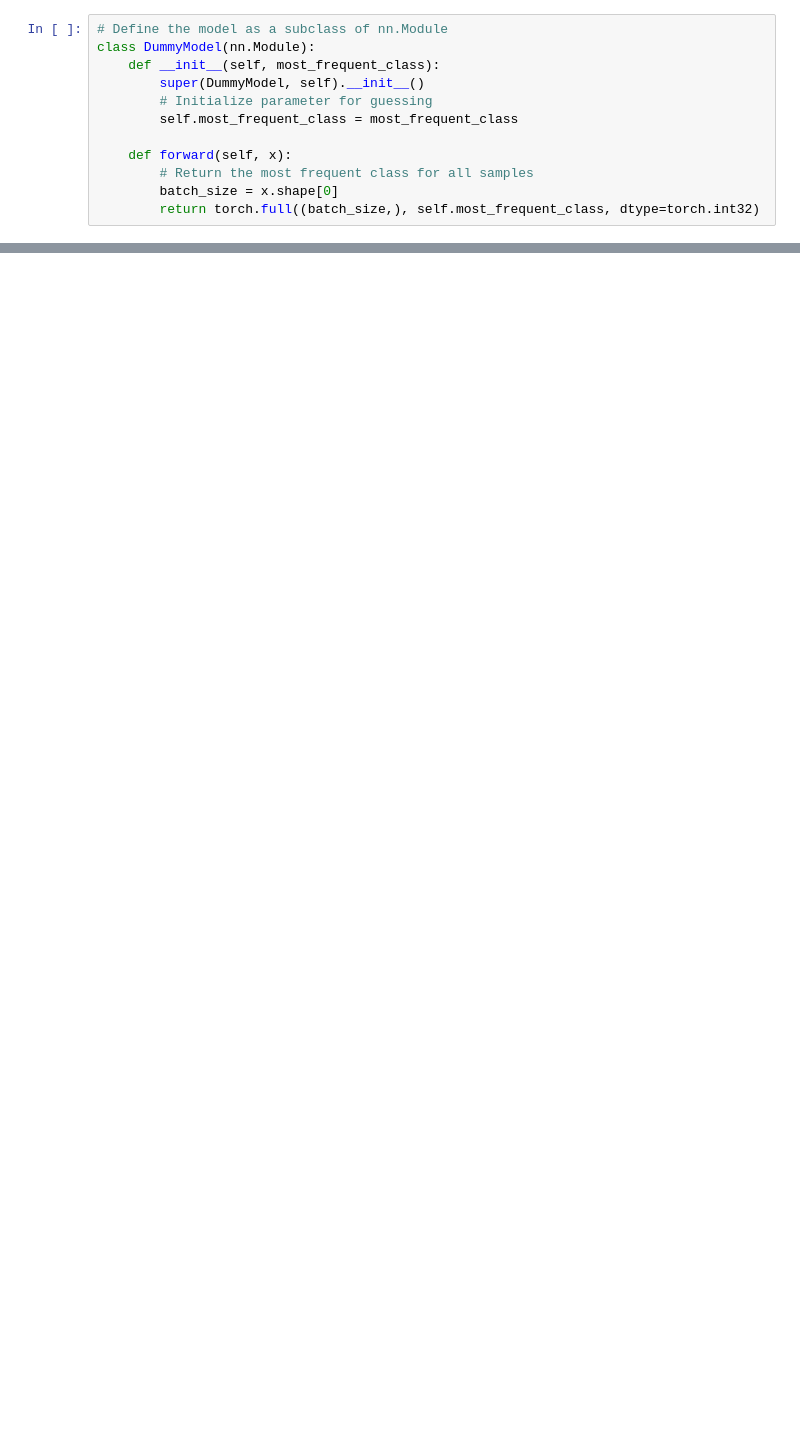
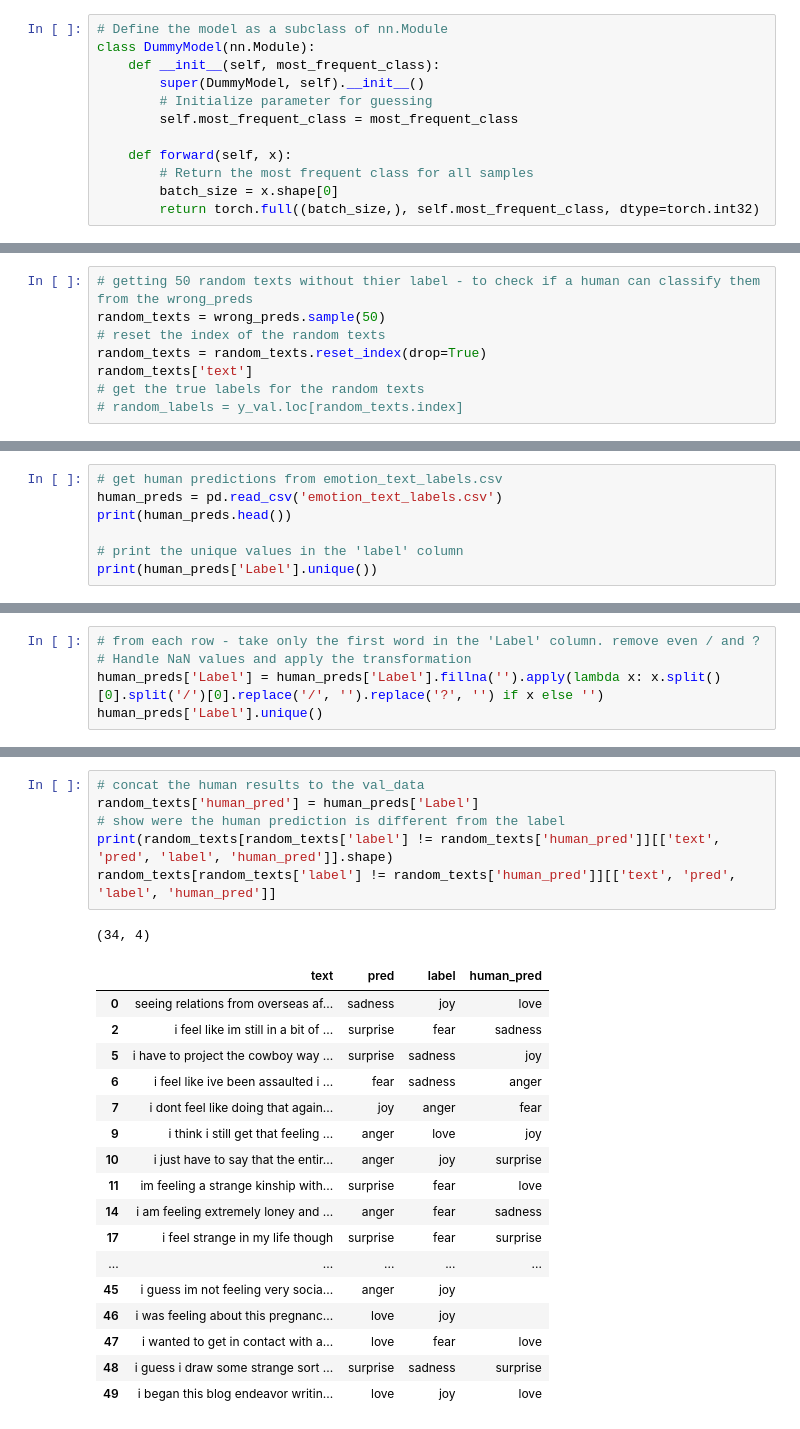
Before and after one commit to Spring-of-Vision/Deep-Learning-NLP, a Jupyter notebook: Bag of Words.ipynb, the cells around one changed output, grey strips where cells are left out. Saved outputs shown, nothing was run; the diff lists cells and outputs as text; blank space fills up the shorter version.

```diff
--- a/Bag of Words.ipynb
+++ b/Bag of Words.ipynb
@@ -683,0 +2168,8 @@ AttributeError: 'list' object has no attribute 'shape'
+# %%
+# getting 50 random texts without thier label - to check if a human can classify them from the wrong_preds
+random_texts = wrong_preds.sample(50)
+# reset the index of the random texts
+random_texts = random_texts.reset_index(drop=True)
+random_texts['text']
+# get the true labels for the random texts
+# random_labels = y_val.loc[random_texts.index]
@@ -683,0 +2214,7 @@ AttributeError: 'list' object has no attribute 'shape'
+# %%
+# get human predictions from emotion_text_labels.csv
+human_preds = pd.read_csv('emotion_text_labels.csv')
+print(human_preds.head())
+
+# print the unique values in the 'label' column
+print(human_preds['Label'].unique())
@@ -683,0 +2241,5 @@ AttributeError: 'list' object has no attribute 'shape'
+# %%
+# from each row - take only the first word in the 'Label' column. remove even / and ?
+# Handle NaN values and apply the transformation
+human_preds['Label'] = human_preds['Label'].fillna('').apply(lambda x: x.split()[0].split('/')[0].replace('/', '').replace('?', '') if x else '')
+human_preds['Label'].unique()
@@ -683,0 +2293,25 @@ AttributeError: 'list' object has no attribute 'shape'
+# %%
+# concat the human results to the val_data
+random_texts['human_pred'] = human_preds['Label']
+# show were the human prediction is different from the label
+print(random_texts[random_texts['label'] != random_texts['human_pred']][['text', 'pred', 'label', 'human_pred']].shape)
+random_texts[random_texts['label'] != random_texts['human_pred']][['text', 'pred', 'label', 'human_pred']]
+# %% [output]
+(34, 4)
+|  | text | pred | label | human_pred |
+| 0 | seeing relations from overseas af... | sadness | joy | love |
+| 2 | i feel like im still in a bit of ... | surprise | fear | sadness |
+| 5 | i have to project the cowboy way ... | surprise | sadness | joy |
+| 6 | i feel like ive been assaulted i ... | fear | sadness | anger |
+| 7 | i dont feel like doing that again... | joy | anger | fear |
+| 9 | i think i still get that feeling ... | anger | love | joy |
+| 10 | i just have to say that the entir... | anger | joy | surprise |
+| 11 | im feeling a strange kinship with... | surprise | fear | love |
+| 14 | i am feeling extremely loney and ... | anger | fear | sadness |
+| 17 | i feel strange in my life though | surprise | fear | surprise |
+| ... | ... | ... | ... | ... |
+| 45 | i guess im not feeling very socia... | anger | joy |  |
+| 46 | i was feeling about this pregnanc... | love | joy |  |
+| 47 | i wanted to get in contact with a... | love | fear | love |
+| 48 | i guess i draw some strange sort ... | surprise | sadness | surprise |
+| 49 | i began this blog endeavor writin... | love | joy | love |
```
Also changed, not shown: parts of 118 cells of this notebook.
